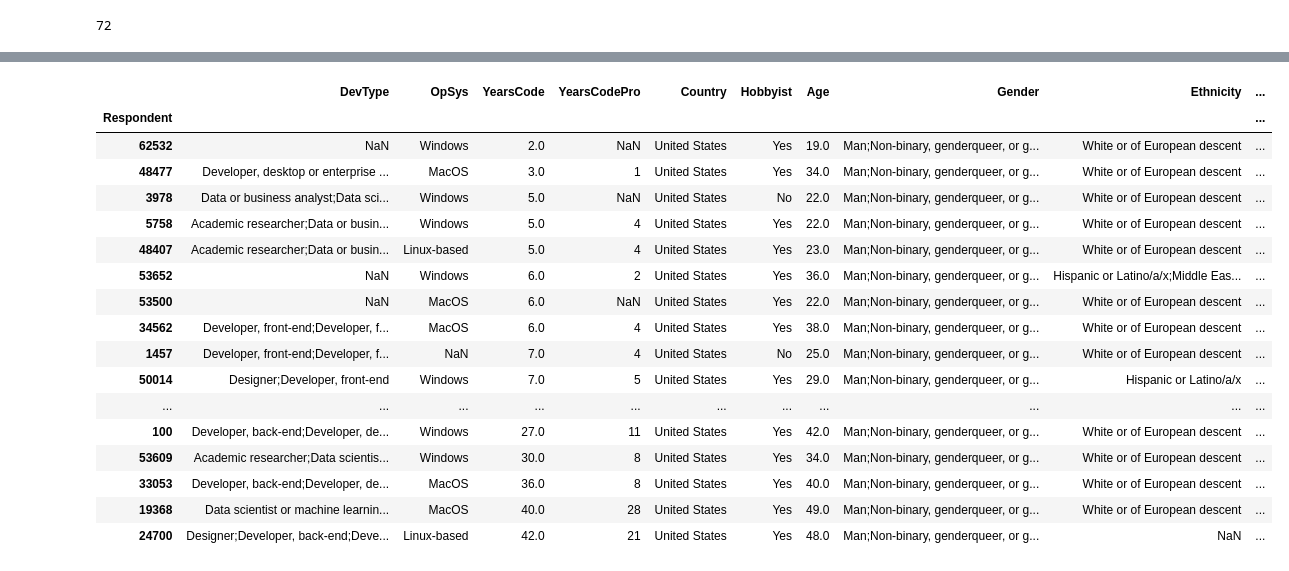
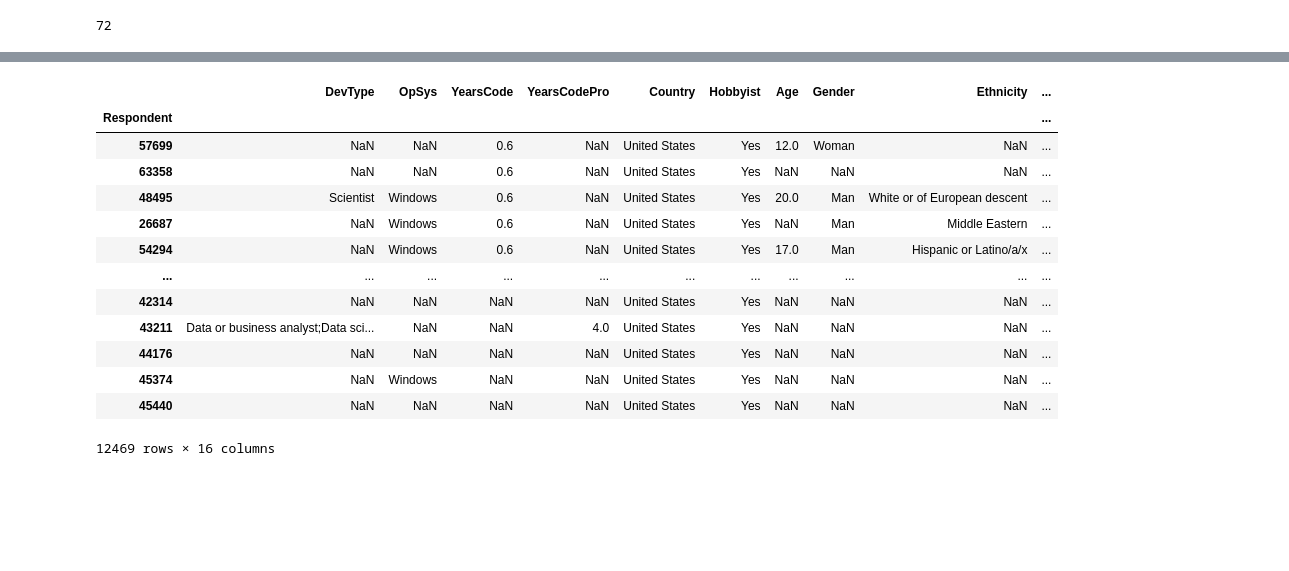
Before and after one commit to LisaHarrison08/stackOverflow_Survey, a Jupyter notebook: stackOverflow_survey.ipynb, the cells around one changed output, grey strips where cells are left out. Saved outputs shown, nothing was run; the diff lists cells and outputs as text; code cells hidden in the pictures; blank space fills up the shorter version.

Commit message:
cleaning data

```diff
--- a/stackOverflow_survey.ipynb
+++ b/stackOverflow_survey.ipynb
@@ -96,6 +100,7 @@ len(stackO_US[stackO_US['YearsCode']=='50.6'])
 # %%
 #convert columns to numeric
 stackO_US['YearsCode'] = pd.to_numeric(stackO_US['YearsCode'])
+stackO_US['YearsCodePro'] = pd.to_numeric(stackO_US['YearsCodePro'])
 stackO_US.head()
 # %% [output]
 |  | DevType | OpSys | YearsCode | YearsCodePro | Country | Hobbyist | Age | Gender | Ethnicity | ... |
@@ -157,22 +188,18 @@ dtype: int64
 # %%
-years=male_US.sort_values(by ='YearsCode',ascending = True)
+years = stackO_US.sort_values(by ='YearsCode',ascending = True)
 years
 # %% [output]
 |  | DevType | OpSys | YearsCode | YearsCodePro | Country | Hobbyist | Age | Gender | Ethnicity | ... |
 | Respondent |  |  |  |  |  |  |  |  |  | ... |
-| 62532 | NaN | Windows | 2.0 | NaN | United States | Yes | 19.0 | Man;Non-binary, genderqueer, or g... | White or of European descent | ... |
-| 48477 | Developer, desktop or enterprise ... | MacOS | 3.0 | 1 | United States | Yes | 34.0 | Man;Non-binary, genderqueer, or g... | White or of European descent | ... |
-| 3978 | Data or business analyst;Data sci... | Windows | 5.0 | NaN | United States | No | 22.0 | Man;Non-binary, genderqueer, or g... | White or of European descent | ... |
-| 5758 | Academic researcher;Data or busin... | Windows | 5.0 | 4 | United States | Yes | 22.0 | Man;Non-binary, genderqueer, or g... | White or of European descent | ... |
-| 48407 | Academic researcher;Data or busin... | Linux-based | 5.0 | 4 | United States | Yes | 23.0 | Man;Non-binary, genderqueer, or g... | White or of European descent | ... |
-| 53652 | NaN | Windows | 6.0 | 2 | United States | Yes | 36.0 | Man;Non-binary, genderqueer, or g... | Hispanic or Latino/a/x;Middle Eas... | ... |
-| 53500 | NaN | MacOS | 6.0 | NaN | United States | Yes | 22.0 | Man;Non-binary, genderqueer, or g... | White or of European descent | ... |
-| 34562 | Developer, front-end;Developer, f... | MacOS | 6.0 | 4 | United States | Yes | 38.0 | Man;Non-binary, genderqueer, or g... | White or of European descent | ... |
-| 1457 | Developer, front-end;Developer, f... | NaN | 7.0 | 4 | United States | No | 25.0 | Man;Non-binary, genderqueer, or g... | White or of European descent | ... |
-| 50014 | Designer;Developer, front-end | Windows | 7.0 | 5 | United States | Yes | 29.0 | Man;Non-binary, genderqueer, or g... | Hispanic or Latino/a/x | ... |
+| 57699 | NaN | NaN | 0.6 | NaN | United States | Yes | 12.0 | Woman | NaN | ... |
+| 63358 | NaN | NaN | 0.6 | NaN | United States | Yes | NaN | NaN | NaN | ... |
+| 48495 | Scientist | Windows | 0.6 | NaN | United States | Yes | 20.0 | Man | White or of European descent | ... |
+| 26687 | NaN | Windows | 0.6 | NaN | United States | Yes | NaN | Man | Middle Eastern | ... |
+| 54294 | NaN | Windows | 0.6 | NaN | United States | Yes | 17.0 | Man | Hispanic or Latino/a/x | ... |
 | ... | ... | ... | ... | ... | ... | ... | ... | ... | ... | ... |
-| 100 | Developer, back-end;Developer, de... | Windows | 27.0 | 11 | United States | Yes | 42.0 | Man;Non-binary, genderqueer, or g... | White or of European descent | ... |
-| 53609 | Academic researcher;Data scientis... | Windows | 30.0 | 8 | United States | Yes | 34.0 | Man;Non-binary, genderqueer, or g... | White or of European descent | ... |
-| 33053 | Developer, back-end;Developer, de... | MacOS | 36.0 | 8 | United States | Yes | 40.0 | Man;Non-binary, genderqueer, or g... | White or of European descent | ... |
-| 19368 | Data scientist or machine learnin... | MacOS | 40.0 | 28 | United States | Yes | 49.0 | Man;Non-binary, genderqueer, or g... | White or of European descent | ... |
-| 24700 | Designer;Developer, back-end;Deve... | Linux-based | 42.0 | 21 | United States | Yes | 48.0 | Man;Non-binary, genderqueer, or g... | NaN | ... |
+| 42314 | NaN | NaN | NaN | NaN | United States | Yes | NaN | NaN | NaN | ... |
+| 43211 | Data or business analyst;Data sci... | NaN | NaN | 4.0 | United States | Yes | NaN | NaN | NaN | ... |
+| 44176 | NaN | NaN | NaN | NaN | United States | Yes | NaN | NaN | NaN | ... |
+| 45374 | NaN | Windows | NaN | NaN | United States | Yes | NaN | NaN | NaN | ... |
+| 45440 | NaN | NaN | NaN | NaN | United States | Yes | NaN | NaN | NaN | ... |
+12469 rows × 16 columns
```
Also changed, not shown: parts of 20 cells of this notebook, 2 other files.
